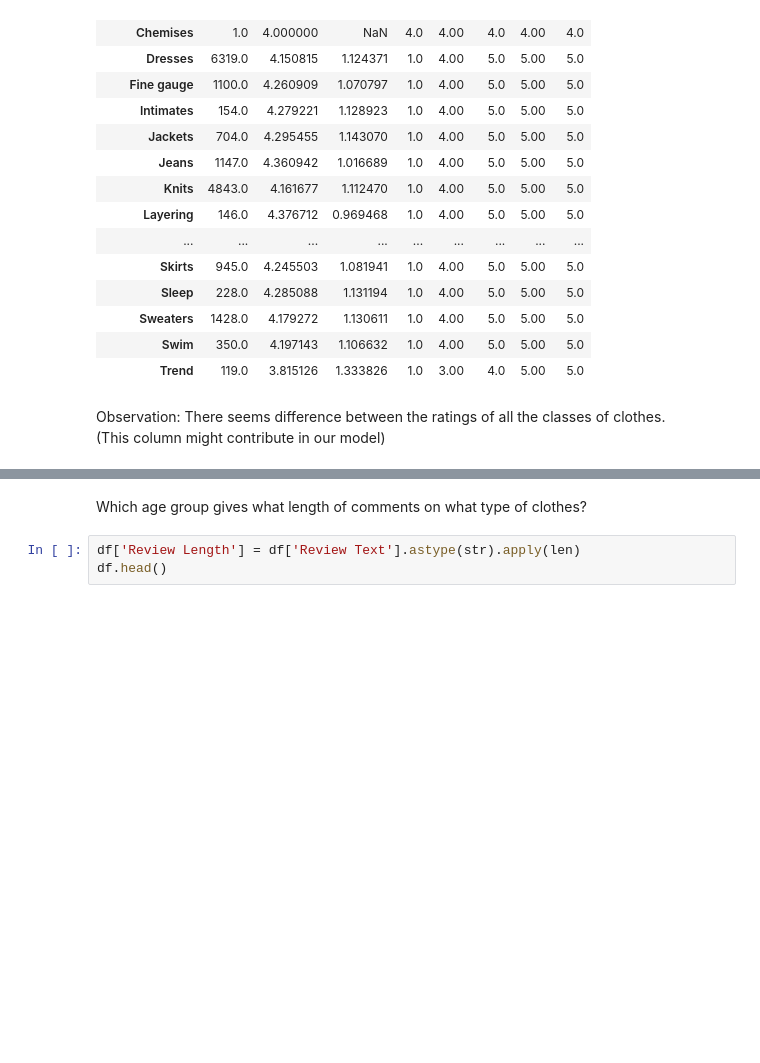
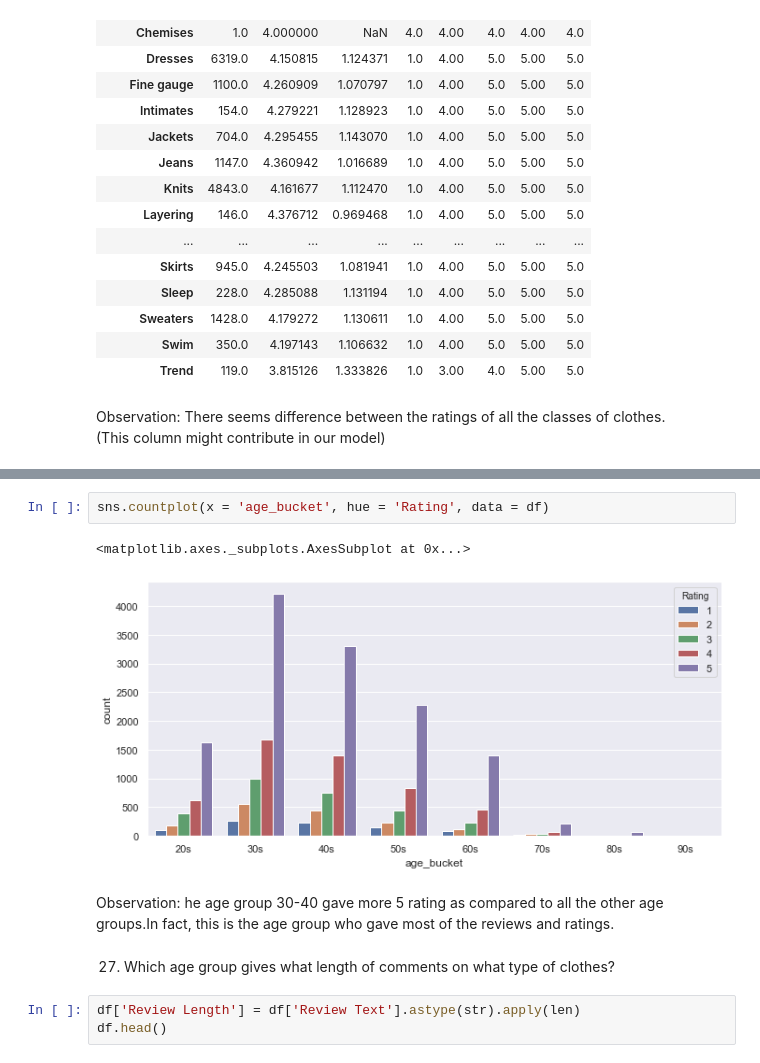
Before and after one commit to ArsalRahimMLE/Women-s-E-Commerce-Clothing-Reviews, a Jupyter notebook: Sentiment Analysis.ipynb, the cells around one changed output, grey strips where cells are left out. Drawn from its saved outputs; the diff is of its cells as text; blank space fills up the shorter version.

```diff
--- a/Sentiment Analysis.ipynb
+++ b/Sentiment Analysis.ipynb
@@ -821,5 +825,12 @@ Observation: There seems  difference between the ratings of all the classes of c
+# %%
+sns.countplot(x = 'age_bucket', hue = 'Rating', data = df)
+# %% [output]
+<matplotlib.axes._subplots.AxesSubplot at 0x...>
+[figure, added]
+# %% [markdown]
+Observation: he age group 30-40 gave more 5 rating as compared to all the other age groups.In fact, this is the age group who gave most of the reviews and ratings.
 # %% [markdown]
-Which age group gives what length of comments on what type of clothes?
+27. Which age group gives what length of comments on what type of clothes?
 # %%
 df['Review Length'] = df['Review Text'].astype(str).apply(len)
 df.head()
```
Also changed, not shown: parts of 46 cells of this notebook.
